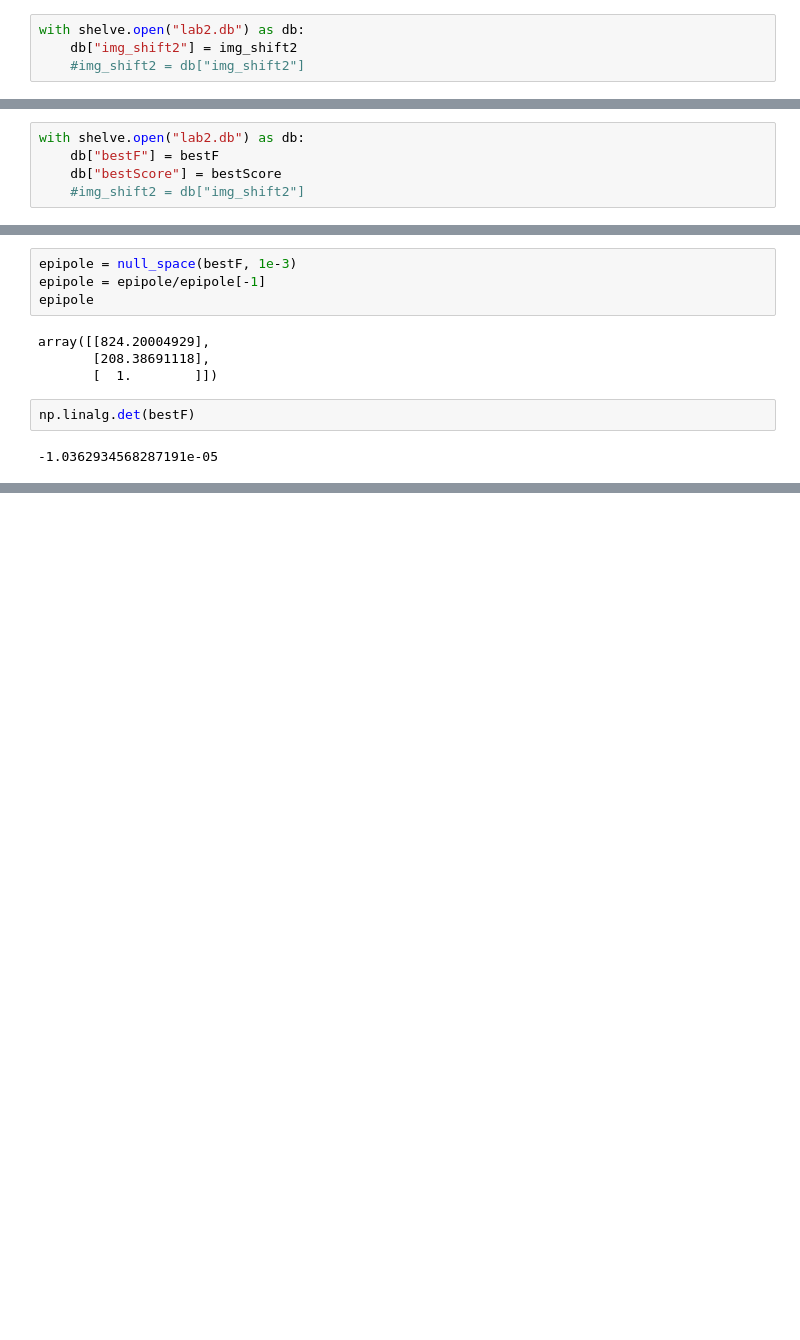
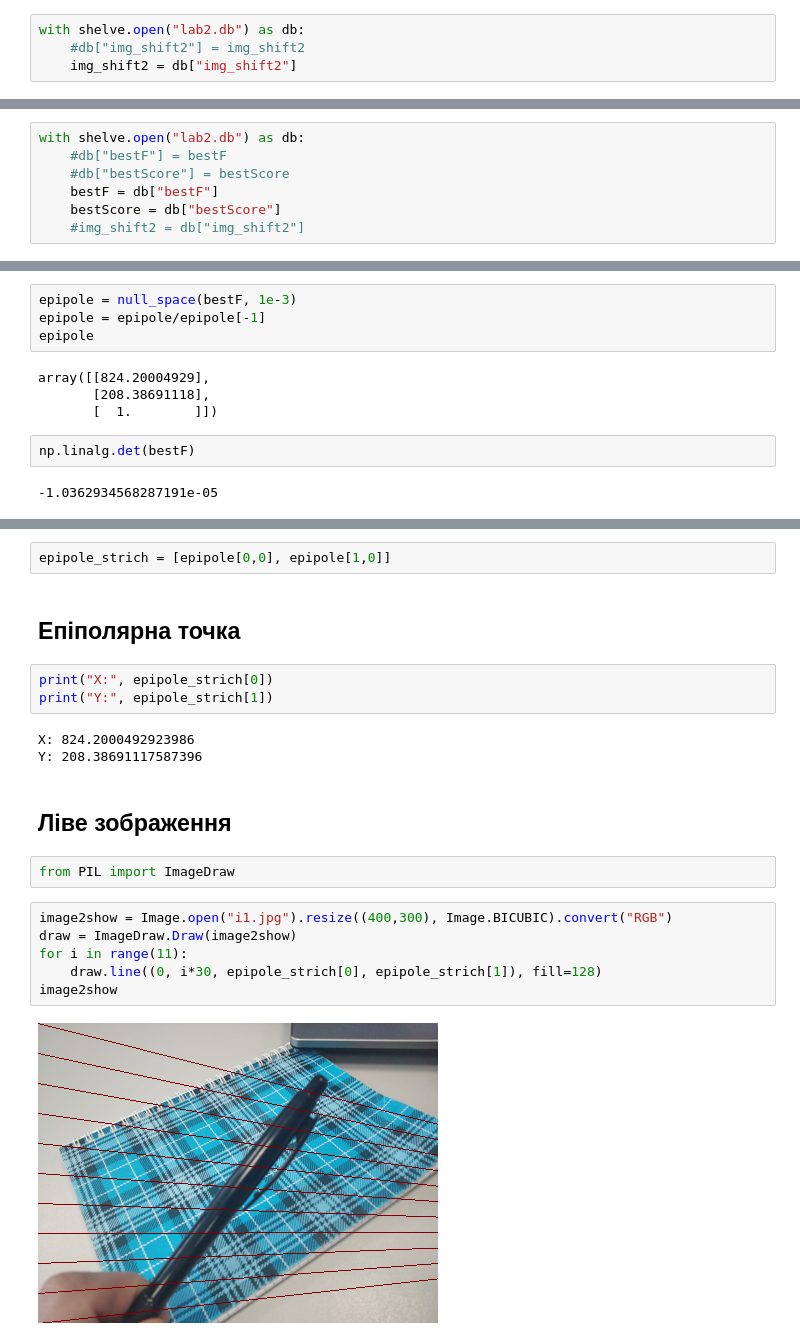
Before and after one commit to ArcaneStudent/stereolabs, a Jupyter notebook: lab2/lab2.ipynb, the cells around one changed output, grey strips where cells are left out. Cells and saved outputs as stored; diff of their text form; blank space fills up the shorter version.

Commit message:
drown elipole lines

```diff
--- a/lab2/lab2.ipynb
+++ b/lab2/lab2.ipynb
@@ -145,8 +145,8 @@ img_shift3 = 255*img_shift3/img_shift3.max()
 import shelve
 # %%
 with shelve.open("lab2.db") as db:
-    db["img_shift2"] = img_shift2
-    #img_shift2 = db["img_shift2"]
+    #db["img_shift2"] = img_shift2
+    img_shift2 = db["img_shift2"]
 # %% [markdown]
 ## Horizontal shift (normed at 255)
 # %%
@@ -261,5 +251,7 @@ bestScore
 # %%
 with shelve.open("lab2.db") as db:
-    db["bestF"] = bestF
-    db["bestScore"] = bestScore
+    #db["bestF"] = bestF
+    #db["bestScore"] = bestScore
+    bestF = db["bestF"]
+    bestScore = db["bestScore"]
     #img_shift2 = db["img_shift2"]
@@ -285,0 +278,22 @@ epipole.shape
+# %%
+epipole_strich = [epipole[0,0], epipole[1,0]]
+# %% [markdown]
+## Епіполярна точка
+# %%
+print("X:", epipole_strich[0])
+print("Y:", epipole_strich[1])
+# %% [output]
+X: 824.2000492923986
+Y: 208.38691117587396
+# %% [markdown]
+## Ліве зображення
+# %%
+from PIL import ImageDraw
+# %%
+image2show = Image.open("i1.jpg").resize((400,300), Image.BICUBIC).convert("RGB")
+draw = ImageDraw.Draw(image2show)
+for i in range(11):
+    draw.line((0, i*30, epipole_strich[0], epipole_strich[1]), fill=128)
+image2show
+# %% [output]
+[figure, added]
```
Also changed, not shown: parts of 13 cells of this notebook.
